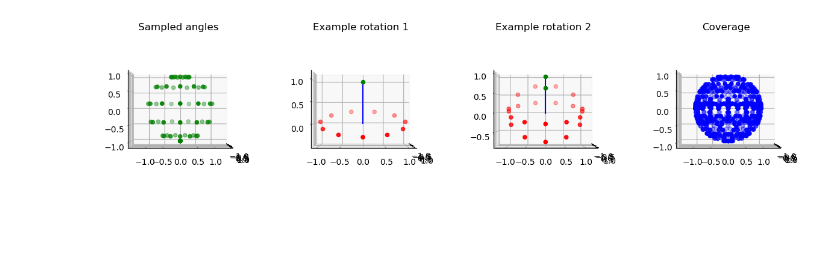
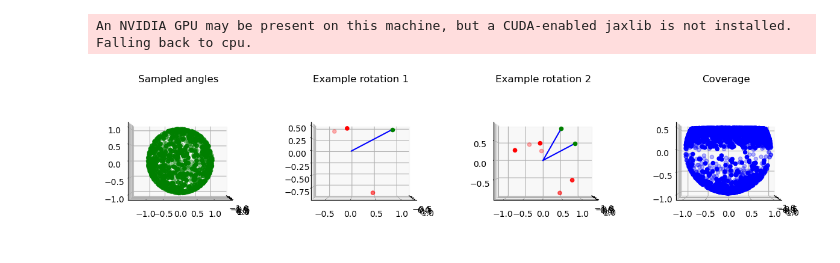
Before and after one commit to emastr/moment-constrained-cryo-em, a Jupyter notebook: part13_code_test.ipynb, the cells around one changed output. Saved outputs shown, nothing was run; the diff lists cells and outputs as text; code cells hidden in the pictures; blank space fills up the shorter version.

Commit message:
second project

```diff
--- a/part13_code_test.ipynb
+++ b/part13_code_test.ipynb
@@ -8,40 +9,62 @@ from single_degree_plot import *
 # %%
-base_key = jax.random.PRNGKey(1)
+base_key = jax.random.PRNGKey(0)
 
 # Indices
-Lmax = 5
-ms, ls = get_l_and_m(Lmax)
+Lmax = 1
+ls, ms = get_l_and_m(Lmax)
 eval_shell_wrap = lambda thetas, phis, fm: eval_shell(thetas, phis, fm, ls, ms, Lmax)
 
 # Interpolation grid
 sampling_interp = "mw"
 phis = s2fft.sampling.s2_samples.phis_equiang(Lmax+1, sampling_interp)
 thetas = s2fft.sampling.s2_samples.thetas(Lmax+1, sampling_interp)
 phis_grid, thetas_grid = jnp.meshgrid(phis, thetas, indexing="ij")
 
 # Random signal
 base_key, key = jax.random.split(base_key)
 fm = random_signal(Lmax, key)
+
+fm = fm.at[:Lmax - 1].set(0.)
+fm = fm.at[Lmax+2:].set(0.)
+#fm = 0*fm
+#fm = fm.at[Lmax].set(1j)
+
 f = vmap(vmap(lambda theta, phi: eval_shell(theta, phi, fm, ls, ms, Lmax), (0, None)), (None, 0))(thetas, phis)
 
+def project(f):
+    return f / jnp.linalg.norm(f) * jnp.linalg.norm(fm)
+
 # Reference grid
-Alphas = phis_grid.flatten()
-Betas = thetas_grid.flatten()
-Gammas = jnp.zeros_like(Alphas)
+#Alphas = phis_grid.flatten()
+#Betas = thetas_grid.flatten()
+#Gammas = jnp.zeros_like(Alphas)
+
+Ngrid = 1000
+Alphas, Betas, _ = random_so3(key, Ngrid)
+Gammas = jax.random.randint(key, (Ngrid,), 0, 2*Lmax) * 2 * jnp.pi / (2*Lmax + 1)
 d_betas, sph_zero = get_slicing_weights(Betas, ms, Lmax)
 fm_rot_slices = vmap(rot_slice_sph, (None, 0, 0, 0, None, None))(fm, Alphas, d_betas, Gammas, ms, sph_zero)
-
+f_rot_slices = vmap(sph_slice_to_vals, (0, None))(fm_rot_slices, Lmax)
 
 # Random rotations
-Nrots = 300
-rnd_idx = jax.random.randint(key, (Nrots,), 0, len(Alphas))
-Alphas_data = Alphas[rnd_idx]
-Betas_data = Betas[rnd_idx]
-Gammas_data = jax.random.uniform(key, (Nrots,))*2*jnp.pi
+Nrots = 1000
+base_key, key = jax.random.split(base_key)
+Alphas_data, Betas_data, Gammas_data = random_so3(key, Nrots)
+#rnd_idx = jax.random.randint(key, (Nrots,), 0, len(Alphas))
+#gam_idx = jax.random.randint(key, (Nrots,), 0, 2*Lmax)
+#Alphas_data = Alphas[rnd_idx]
+#Betas_data = Betas[rnd_idx]
+#Gammas_data = gam_idx * 2*jnp.pi / (2*Lmax + 1) #jnp.zeros_like(Alphas_data) #jax.random.uniform(key, (Nrots,))*2*jnp.pi
+
+#Alphas_data = Alphas_data.at[:Ngrid].set(Alphas)
+#Betas_data = Betas_data.at[:Ngrid].set(Betas)
+#Gammas_data = Gammas_data.at[:Ngrid].set(Gammas)
+
 d_betas_data, sph_zero = get_slicing_weights(Betas_data, ms, Lmax)
 fm_rot_slices_data = vmap(rot_slice_sph, (None, 0, 0, 0, None, None))(fm, Alphas_data, d_betas_data, Gammas_data, ms, sph_zero)
-f_rot_slices_data = vmap(ifft_shifted)(fm_rot_slices_data)
+f_rot_slices_data = vmap(sph_slice_to_vals, (0, None))(fm_rot_slices_data, Lmax)
 
 plot_rot(Alphas, Betas, Gammas, (2*Lmax+1))
 # %% [output]
+An NVIDIA GPU may be present on this machine, but a CUDA-enabled jaxlib is not installed. Falling back to cpu.
-[figure, old version]
+[figure, new version]
```
Also changed, not shown: parts of 7 cells of this notebook, 58 other files.
